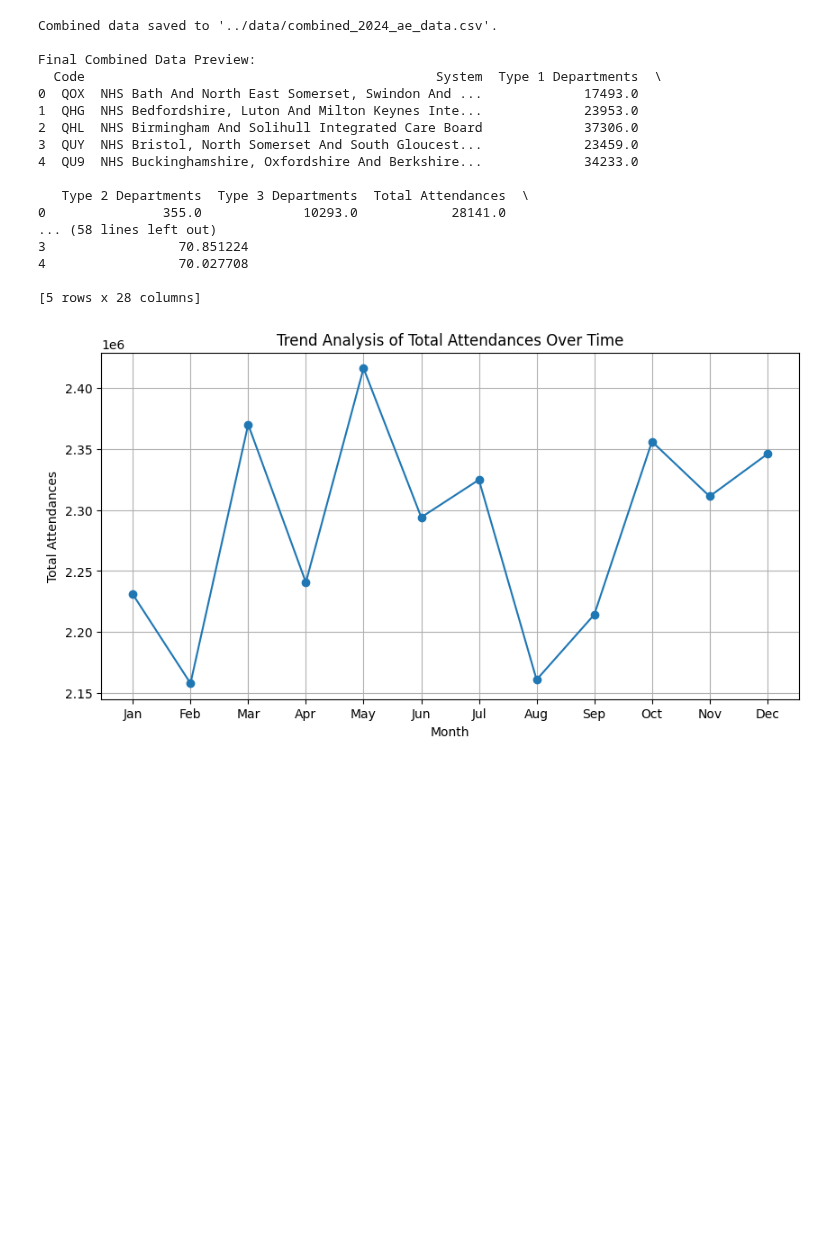
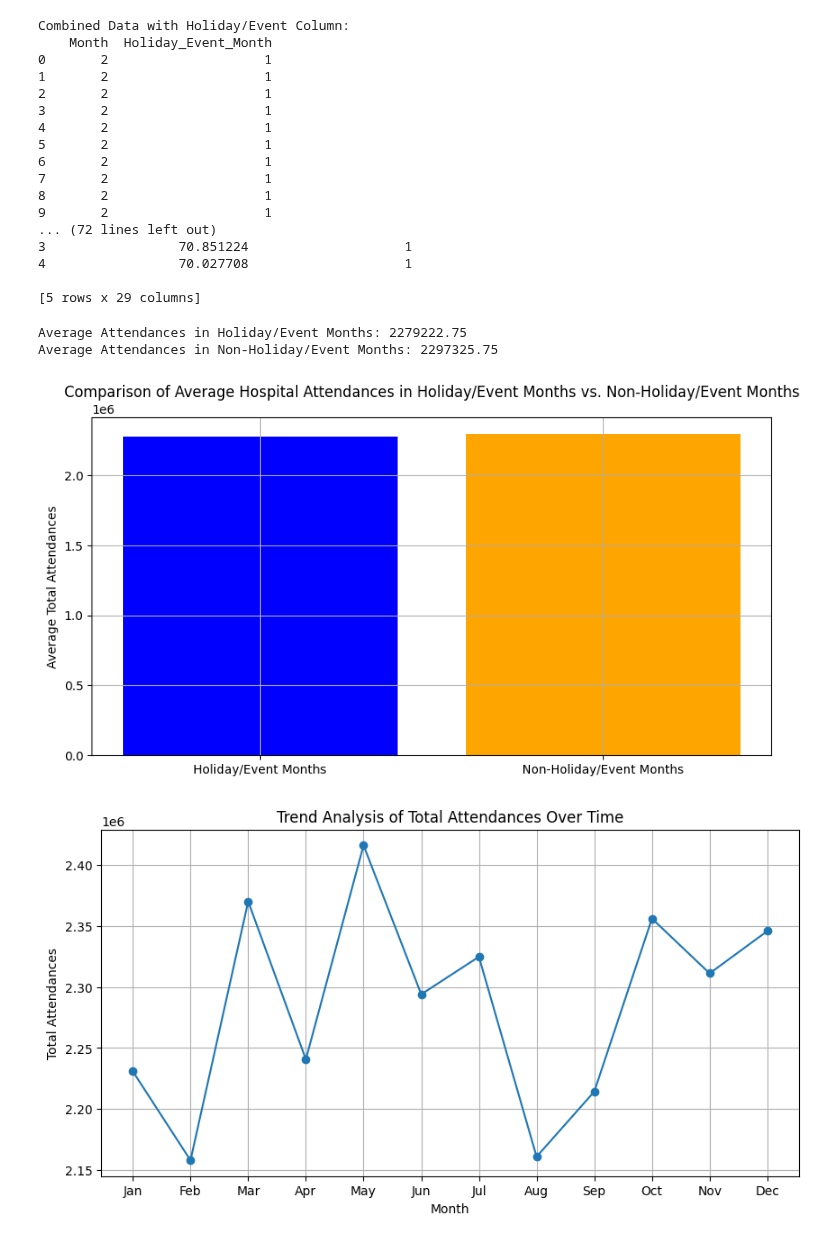
Before and after one commit to sophieboyle1/Final-Year-Project, a Jupyter notebook: src/synthetic_data_v2.ipynb, the cells around one changed output. Saved outputs shown, nothing was run; the diff lists cells and outputs as text; code cells hidden in the pictures; blank space fills up the shorter version.

Commit message:
implemented data to compare events vs non events with real data

```diff
--- a/src/synthetic_data_v2.ipynb
+++ b/src/synthetic_data_v2.ipynb
@@ -65,6 +65,24 @@ for file in data_files:
 # Combine all monthly data into a single DataFrame
 combined_data = pd.concat(all_data_frames, ignore_index=True)
 
+# Define holidays and events for each month in the UK
+holidays_events_uk = pd.DataFrame({
+    'Month': [1, 2, 3, 3, 4, 4, 5, 5, 8, 11, 11, 12, 12],
+    'Holiday_Event': [
+        'New Year\'s Day', 'Valentine\'s Day', 'St. Patrick\'s Day', 'Mothering Sunday',
+        'Good Friday', 'Easter Monday', 'Early May Bank Holiday', 'Spring Bank Holiday',
+        'Summer Bank Holiday', 'Guy Fawkes Night', 'Remembrance Sunday',
+        'Christmas Day', 'Boxing Day'
+    ]
+})
+
+# Create a column indicating if the month contains holidays/events
+combined_data['Holiday_Event_Month'] = combined_data['Month'].apply(lambda x: 1 if x in holidays_events_uk['Month'].values else 0)
+
+# Print combined data preview with holiday/event column
+print("\nCombined Data with Holiday/Event Column:")
+print(combined_data[['Month', 'Holiday_Event_Month']].head(12))
+
 # Save the combined dataset
 combined_data.to_csv('../data/combined_2024_ae_data.csv', index=False)
 print("Combined data saved to '../data/combined_2024_ae_data.csv'.")
@@ -73,23 +91,46 @@ print("Combined data saved to '../data/combined_2024_ae_data.csv'.")
 print("\nFinal Combined Data Preview:")
 print(combined_data.head())
 # %% [output]
-Combined data saved to '../data/combined_2024_ae_data.csv'.
+Combined Data with Holiday/Event Column:
+    Month  Holiday_Event_Month
+0       2                    1
+1       2                    1
+2       2                    1
+3       2                    1
+4       2                    1
+5       2                    1
+6       2                    1
+7       2                    1
+8       2                    1
+9       2                    1
+... (72 lines left out)
+3                 70.851224                    1
+4                 70.027708                    1
 
-Final Combined Data Preview:
-  Code                                             System  Type 1 Departments  \
-0  QOX  NHS Bath And North East Somerset, Swindon And ...             17493.0
-1  QHG  NHS Bedfordshire, Luton And Milton Keynes Inte...             23953.0
-2  QHL  NHS Birmingham And Solihull Integrated Care Board             37306.0
-3  QUY  NHS Bristol, North Somerset And South Gloucest...             23459.0
-4  QU9  NHS Buckinghamshire, Oxfordshire And Berkshire...             34233.0
-
-   Type 2 Departments  Type 3 Departments  Total Attendances  \
-0               355.0             10293.0            28141.0
-... (58 lines left out)
-3                 70.851224
-4                 70.027708
-
-[5 rows x 28 columns]
+[5 rows x 29 columns]
+# %%
+# Aggregate attendances by holiday/event months vs. non-holiday/event months
+holiday_event_attendances = combined_data[combined_data['Holiday_Event_Month'] == 1].groupby('Month')['Total Attendances'].sum().reset_index()
+non_holiday_event_attendances = combined_data[combined_data['Holiday_Event_Month'] == 0].groupby('Month')['Total Attendances'].sum().reset_index()
+
+# Calculate average attendances for comparison
+avg_holiday_event_attendances = holiday_event_attendances['Total Attendances'].mean()
+avg_non_holiday_event_attendances = non_holiday_event_attendances['Total Attendances'].mean()
+
+print(f"\nAverage Attendances in Holiday/Event Months: {avg_holiday_event_attendances}")
+print(f"Average Attendances in Non-Holiday/Event Months: {avg_non_holiday_event_attendances}")
+
+# Plot the comparison
+plt.figure(figsize=(10, 5))
+plt.bar(['Holiday/Event Months', 'Non-Holiday/Event Months'], [avg_holiday_event_attendances, avg_non_holiday_event_attendances], color=['blue', 'orange'])
+plt.title("Comparison of Average Hospital Attendances in Holiday/Event Months vs. Non-Holiday/Event Months")
+plt.ylabel("Average Total Attendances")
+plt.grid()
+plt.show()
+# %% [output]
+Average Attendances in Holiday/Event Months: 2279222.75
+Average Attendances in Non-Holiday/Event Months: 2297325.75
+[figure, added]
 # %%
 # Generate synthetic data with adjusted variance and mean
 def generate_synthetic_data(start_date, end_date, freq='h', seed=42):
```
Also changed, not shown: 1 other file.
